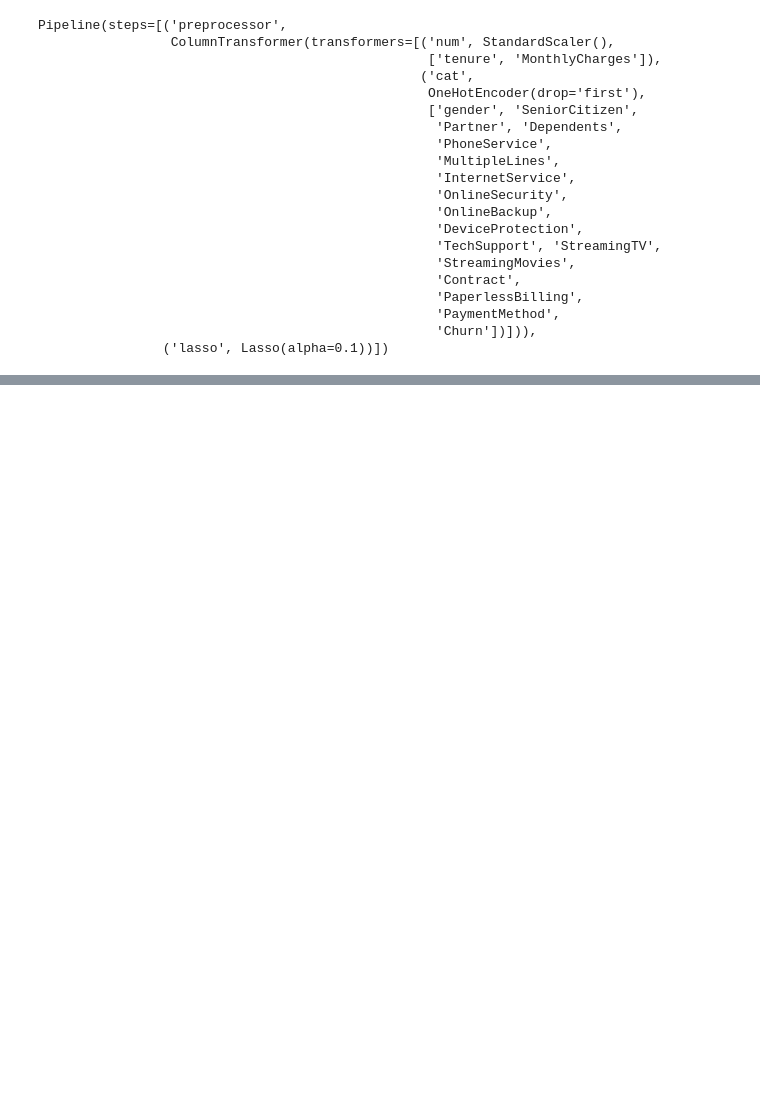
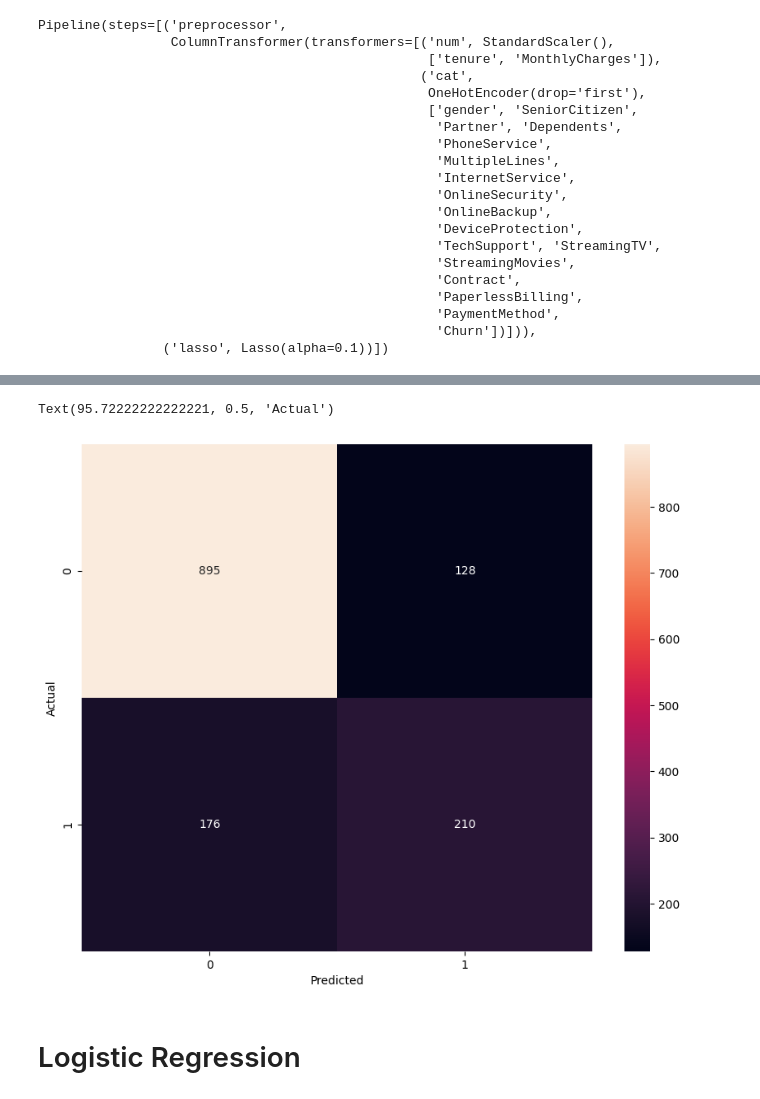
Before and after one commit to olinyoder2534/TensorflowPractice, a Jupyter notebook: CustomerChurn.ipynb, the cells around one changed output, grey strips where cells are left out. Cells and saved outputs as stored; diff of their text form; code cells hidden in the pictures; blank space fills up the shorter version.

```diff
--- a/CustomerChurn.ipynb
+++ b/CustomerChurn.ipynb
@@ -212,0 +495,4 @@ data.shape
+# %%
+#dummy encode
+newdata = pd.get_dummies(data=data, columns=['InternetService','Contract','PaymentMethod'])
+newdata.columns
@@ -212,0 +521,5 @@ data.shape
+# %%
+X1 = newdata.drop('Churn',axis='columns')
+y1 = newdata['Churn']
+
+X1_train, X1_test, y1_train, y1_test = train_test_split(X1,y1,test_size=0.2,random_state=5)
@@ -212,0 +530,19 @@ data.shape
+# %%
+from tensorflow import keras
+
+class PrintEveryFifthEpoch(keras.callbacks.Callback):
+    def on_epoch_end(self, epoch, logs=None):
+        if (epoch + 1) % 5 == 0:
+            print("Epoch {} - Loss: {:.4f}, Accuracy: {:.4f}".format(epoch + 1, logs['loss'], logs['accuracy']))
+
+model = keras.Sequential([
+    keras.layers.Dense(26, input_shape=(26,), activation='relu'),
+    keras.layers.Dense(15, activation='relu'),
+    keras.layers.Dense(1, activation='sigmoid')
+])
+
+model.compile(optimizer='adam',
+              loss='binary_crossentropy',
+              metrics=['accuracy'])
+
+model.fit(X1_train, y1_train, epochs=100)
@@ -212,0 +584,9 @@ data.shape
+# %%
+predictions = model.predict(X1_test)
+
+pred_class = []
+for i in predictions:
+    if i > 0.5:
+        pred_class.append(1)
+    else:
+        pred_class.append(0)
@@ -212,0 +595,12 @@ data.shape
+# %%
+cm = tf.math.confusion_matrix(labels=y1_test,predictions=pred_class)
+
+plt.figure(figsize = (10,8))
+sns.heatmap(cm, annot=True, fmt='d')
+plt.xlabel('Predicted')
+plt.ylabel('Actual')
+# %% [output]
+Text(95.72222222222221, 0.5, 'Actual')
+[figure, added]
+# %% [markdown]
+# Logistic Regression
```
Also changed, not shown: parts of 45 cells of this notebook.
